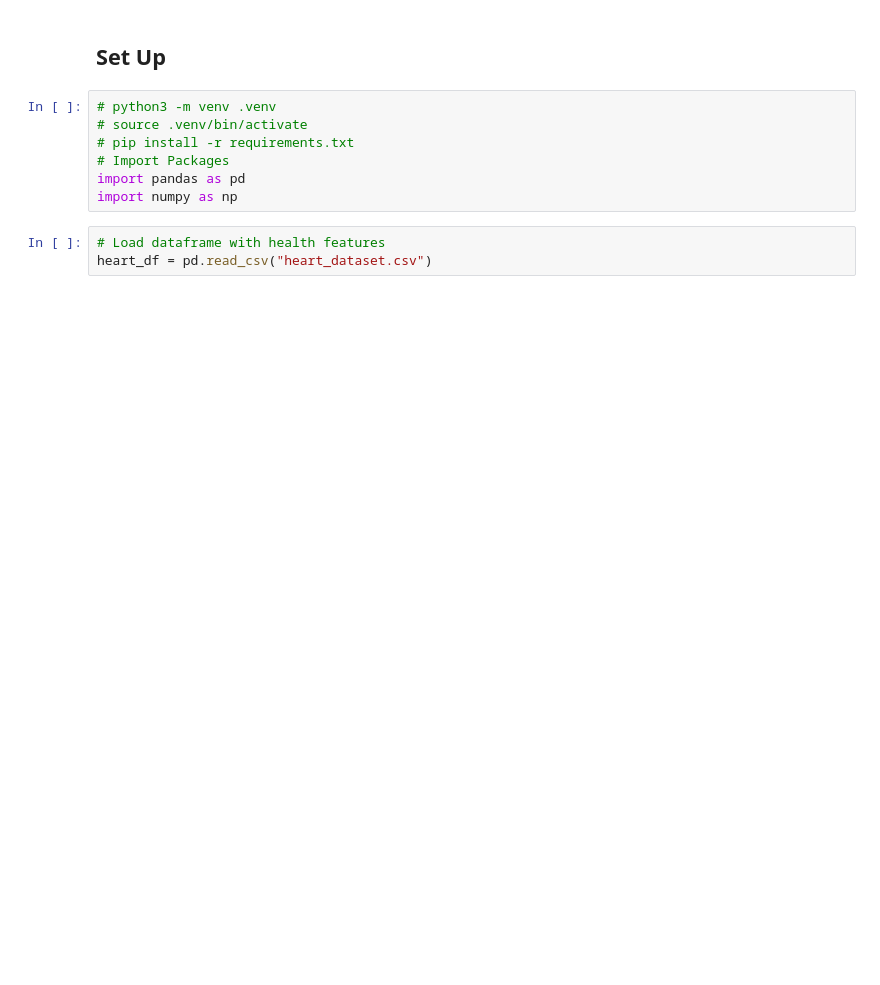
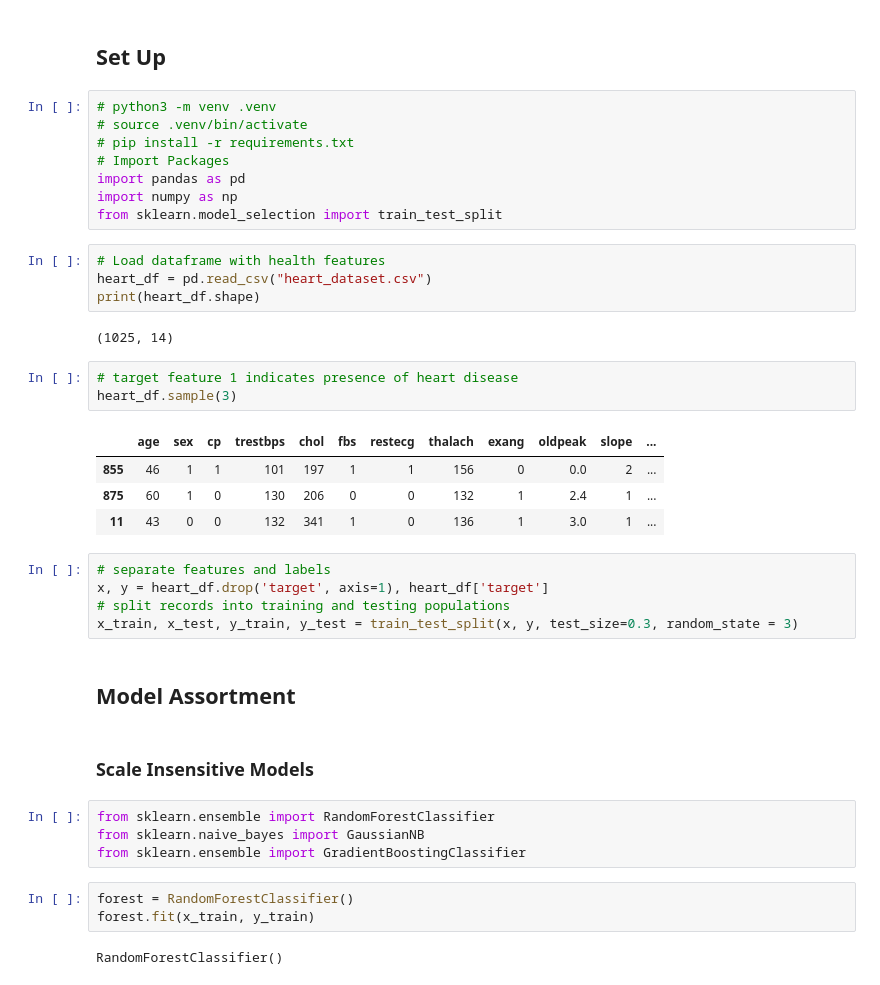
Before and after one commit to charlotte-verity/Heart-Disease-Classifier, a Jupyter notebook: detector.ipynb, the cells around one changed output. Saved outputs shown, nothing was run; the diff lists cells and outputs as text; blank space fills up the shorter version.

Commit message:
trained scale insensitive models on heart disease dataset

```diff
--- a/detector.ipynb
+++ b/detector.ipynb
@@ -7,6 +7,36 @@
 # Import Packages
 import pandas as pd
 import numpy as np
+from sklearn.model_selection import train_test_split
 # %%
 # Load dataframe with health features
 heart_df = pd.read_csv("heart_dataset.csv")
+print(heart_df.shape)
+# %% [output]
+(1025, 14)
+# %%
+# target feature 1 indicates presence of heart disease
+heart_df.sample(3)
+# %% [output]
+|  | age | sex | cp | trestbps | chol | fbs | restecg | thalach | exang | oldpeak | slope | ... |
+| 855 | 46 | 1 | 1 | 101 | 197 | 1 | 1 | 156 | 0 | 0.0 | 2 | ... |
+| 875 | 60 | 1 | 0 | 130 | 206 | 0 | 0 | 132 | 1 | 2.4 | 1 | ... |
+| 11 | 43 | 0 | 0 | 132 | 341 | 1 | 0 | 136 | 1 | 3.0 | 1 | ... |
+# %%
+# separate features and labels
+x, y = heart_df.drop('target', axis=1), heart_df['target']
+# split records into training and testing populations
+x_train, x_test, y_train, y_test = train_test_split(x, y, test_size=0.3, random_state = 3)
+# %% [markdown]
+## Model Assortment
+# %% [markdown]
+### Scale Insensitive Models
+# %%
+from sklearn.ensemble import RandomForestClassifier
+from sklearn.naive_bayes import GaussianNB
+from sklearn.ensemble import GradientBoostingClassifier
+# %%
+forest = RandomForestClassifier()
+forest.fit(x_train, y_train)
+# %% [output]
+RandomForestClassifier()
```
Also changed, not shown: parts of 3 cells of this notebook.
